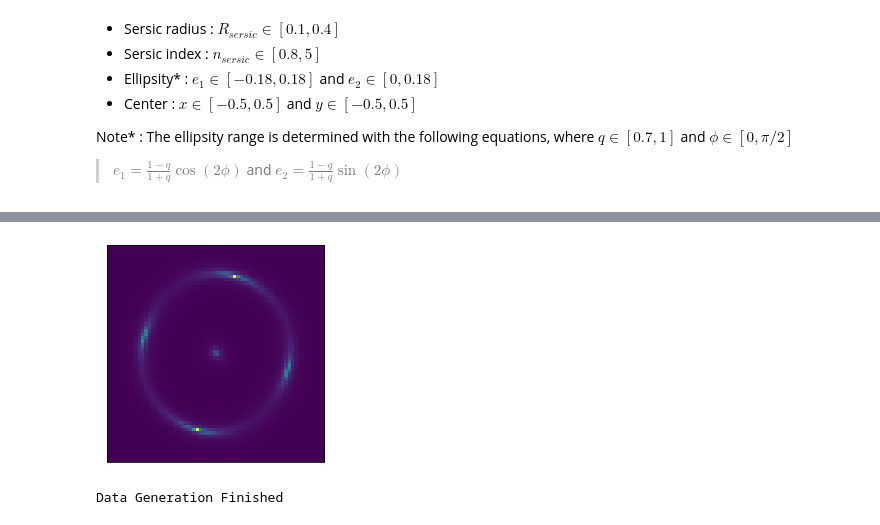
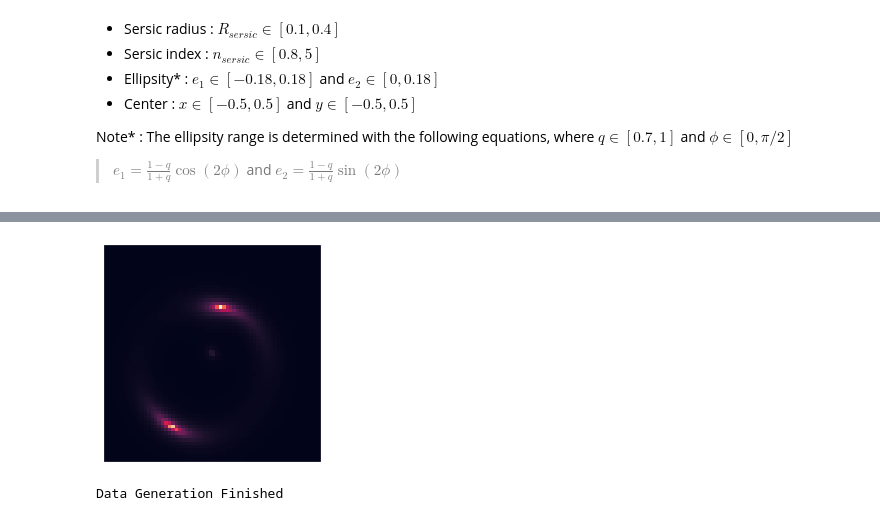
Before and after one commit to emmahoggett/Error_class_lenstronomy, a Jupyter notebook: Simulations/deeplens/deeplens.ipynb, the cells around one changed output, grey strips where cells are left out. Saved outputs shown, nothing was run; the diff lists cells and outputs as text; code cells hidden in the pictures.

```diff
--- a/Simulations/deeplens/deeplens.ipynb
+++ b/Simulations/deeplens/deeplens.ipynb
@@ -13,6 +13,11 @@ from deeplenshelpers import*
 %matplotlib inline
 import matplotlib.pyplot as plt
 from matplotlib import colors
+import seaborn as sns
+sns.set(style="darkgrid")
+
+import warnings
+warnings.filterwarnings("ignore")
 # %% [markdown]
 ## 2. Dataset
 The dataset is build with a '.yalm' file where all configurations are define. The models' parameters vary with an uniform distribution.
@@ -66,9 +71,9 @@ dataset3.CONFIGURATION_1_metadata.drop(col_drop,axis=1).head()
 | 3 | 1.588570 | 1.880350 | 0.055945 | 0.064868 | ... |
 | 4 | 1.028422 | 1.944551 | 0.036629 | 0.054778 | ... |
 # %%
-view_image(dataset1.CONFIGURATION_1_images[5][0]) # image without noise
+view_image(dataset2.CONFIGURATION_1_images[9][0]) # image without noise
 # %% [output]
-[figure, old version]
+[figure, new version]
 # %%
 # Build the four classes
 config_repo_model = 'data/configFile/config_model'
```
Also changed, not shown: parts of 1 cell of this notebook, 13 other files.
